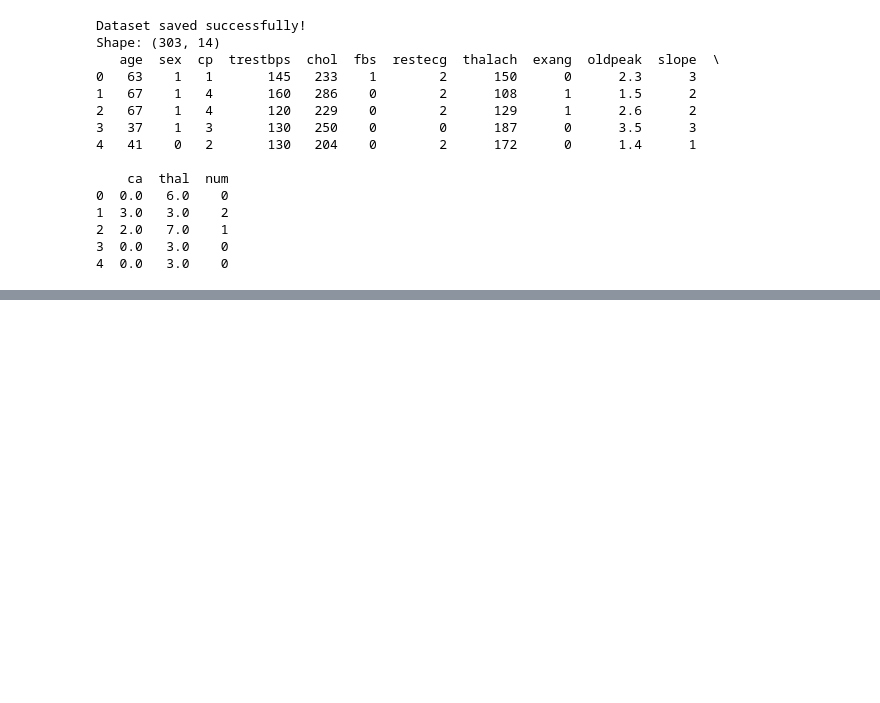
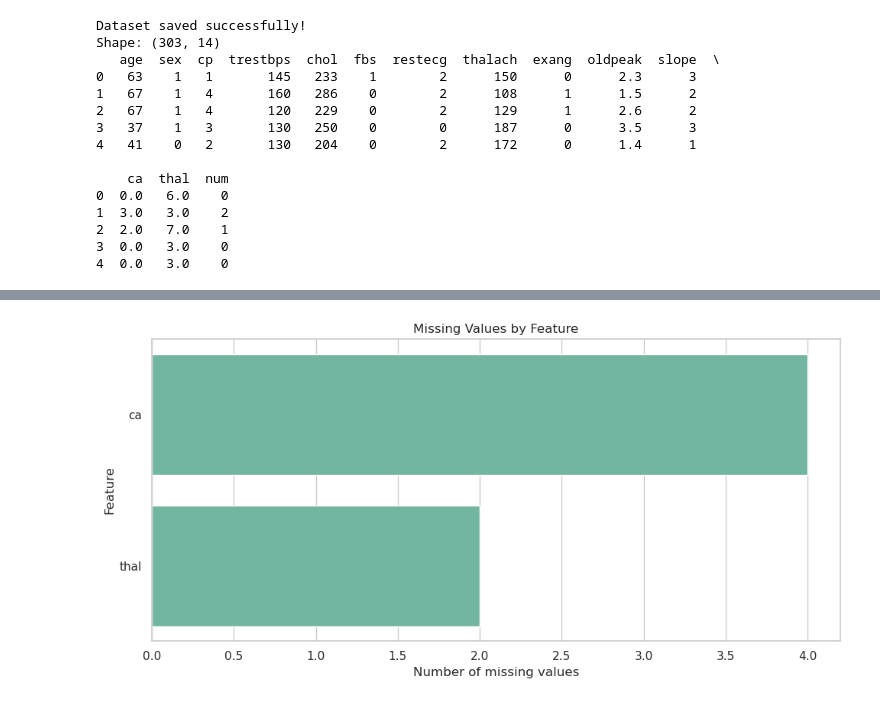
Before and after one commit to PrateekKhatri-25/heart-disease-prediction, a Jupyter notebook: notebooks/analysis.ipynb, the cells around one changed output, grey strips where cells are left out. Drawn from its saved outputs; the diff is of its cells as text; code cells hidden in the pictures; blank space fills up the shorter version.

```diff
--- a/notebooks/analysis.ipynb
+++ b/notebooks/analysis.ipynb
@@ -63,3 +63,33 @@ Shape: (303, 14)
 2  2.0   7.0    1
 3  0.0   3.0    0
 4  0.0   3.0    0
+# %%
+# EDA setup and data preparation
+import numpy as np
+import matplotlib.pyplot as plt
+import seaborn as sns
+from IPython.display import display
+
+sns.set_theme(style="whitegrid", palette="Set2")
+plt.rcParams["figure.figsize"] = (9, 5)
+
+# Work on a copy so the original fetched DataFrame remains unchanged.
+eda_df = df.copy()
+eda_df.columns = eda_df.columns.astype(str).str.strip()
+
+# The UCI Cleveland dataset can contain '?' strings for missing values.
+eda_df = eda_df.replace("?", np.nan)
+
+# Convert columns to numeric where possible.
+for column in eda_df.columns:
+    eda_df[column] = pd.to_numeric(eda_df[column], errors="ignore")
+
+print("Dataset shape:", eda_df.shape)
+print("\nColumn names:")
+print(eda_df.columns.tolist())
+
+print("\nData types:")
+display(eda_df.dtypes.to_frame("Data type"))
+
+print("\nFirst five rows:")
+display(eda_df.head())
@@ -65,0 +143,16 @@ Shape: (303, 14)
+# %%
+missing_counts = eda_df.isna().sum().sort_values(ascending=False)
+missing_counts = missing_counts[missing_counts > 0]
+
+if missing_counts.empty:
+    print("No missing values found in the dataset.")
+else:
+    plt.figure(figsize=(10, 5))
+    sns.barplot(x=missing_counts.values, y=missing_counts.index)
+    plt.title("Missing Values by Feature")
+    plt.xlabel("Number of missing values")
+    plt.ylabel("Feature")
+    plt.tight_layout()
+    plt.show()
+# %% [output]
+[figure, added]
```
Also changed, not shown: parts of 6 cells of this notebook.
